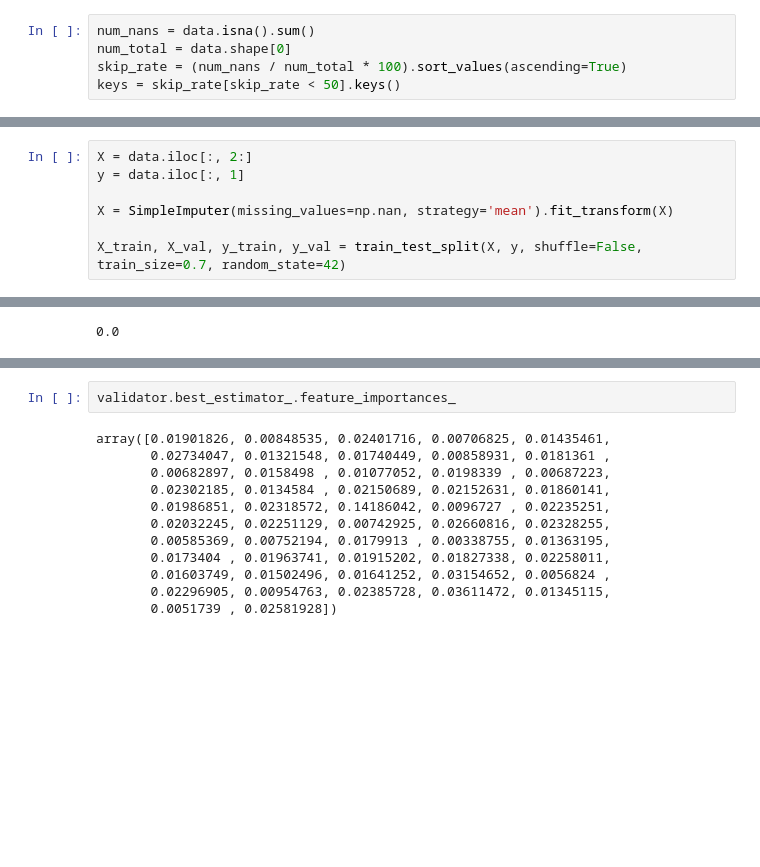
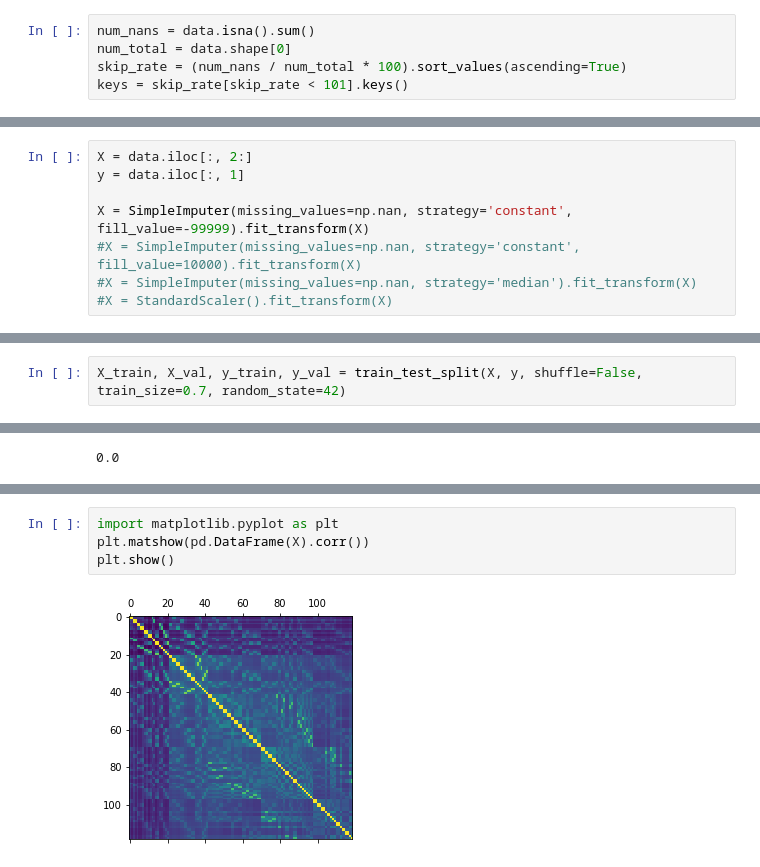
Before and after one commit to MaloYY/it_cup, a Jupyter notebook: random_forest.ipynb, the cells around one changed output, grey strips where cells are left out. Saved outputs shown, nothing was run; the diff lists cells and outputs as text; blank space fills up the shorter version.

```diff
--- a/random_forest.ipynb
+++ b/random_forest.ipynb
@@ -22,6 +23,14 @@ data = pd.read_csv(prj_folder/'2. Cup_IT_2022_Датасет_Data_Science.csv')
 num_nans = data.isna().sum()
 num_total = data.shape[0]
 skip_rate = (num_nans / num_total * 100).sort_values(ascending=True)
-keys = skip_rate[skip_rate < 50].keys()
+keys = skip_rate[skip_rate < 101].keys()
 # %%
 data = data[keys]
+# %%
+X = data.iloc[:, 2:]
+y = data.iloc[:, 1]
+
+X = SimpleImputer(missing_values=np.nan, strategy='constant', fill_value=-99999).fit_transform(X)
+#X = SimpleImputer(missing_values=np.nan, strategy='constant', fill_value=10000).fit_transform(X)
+#X = SimpleImputer(missing_values=np.nan, strategy='median').fit_transform(X)
+#X = StandardScaler().fit_transform(X)
@@ -28,9 +41,4 @@ data = data[keys]
 # %%
-X = data.iloc[:, 2:]
-y = data.iloc[:, 1]
-
-X = SimpleImputer(missing_values=np.nan, strategy='mean').fit_transform(X)
-
 X_train, X_val, y_train, y_val = train_test_split(X, y, shuffle=False, train_size=0.7, random_state=42)
 # %%
 from sklearn.metrics import accuracy_score, f1_score, roc_auc_score, confusion_matrix, recall_score, precision_score
@@ -151,14 +159,6 @@ print(recall_score(y_val, preds))
-# %%
-validator.best_estimator_.feature_importances_
-# %% [output]
-array([0.01901826, 0.00848535, 0.02401716, 0.00706825, 0.01435461,
-       0.02734047, 0.01321548, 0.01740449, 0.00858931, 0.0181361 ,
-       0.00682897, 0.0158498 , 0.01077052, 0.0198339 , 0.00687223,
-       0.02302185, 0.0134584 , 0.02150689, 0.02152631, 0.01860141,
-       0.01986851, 0.02318572, 0.14186042, 0.0096727 , 0.02235251,
-       0.02032245, 0.02251129, 0.00742925, 0.02660816, 0.02328255,
-       0.00585369, 0.00752194, 0.0179913 , 0.00338755, 0.01363195,
-       0.0173404 , 0.01963741, 0.01915202, 0.01827338, 0.02258011,
-       0.01603749, 0.01502496, 0.01641252, 0.03154652, 0.0056824 ,
-       0.02296905, 0.00954763, 0.02385728, 0.03611472, 0.01345115,
-       0.0051739 , 0.02581928])
+# %%
+import matplotlib.pyplot as plt
+plt.matshow(pd.DataFrame(X).corr())
+plt.show()
+# %% [output]
+[figure, added]
```
Also changed, not shown: parts of 11 cells of this notebook.
